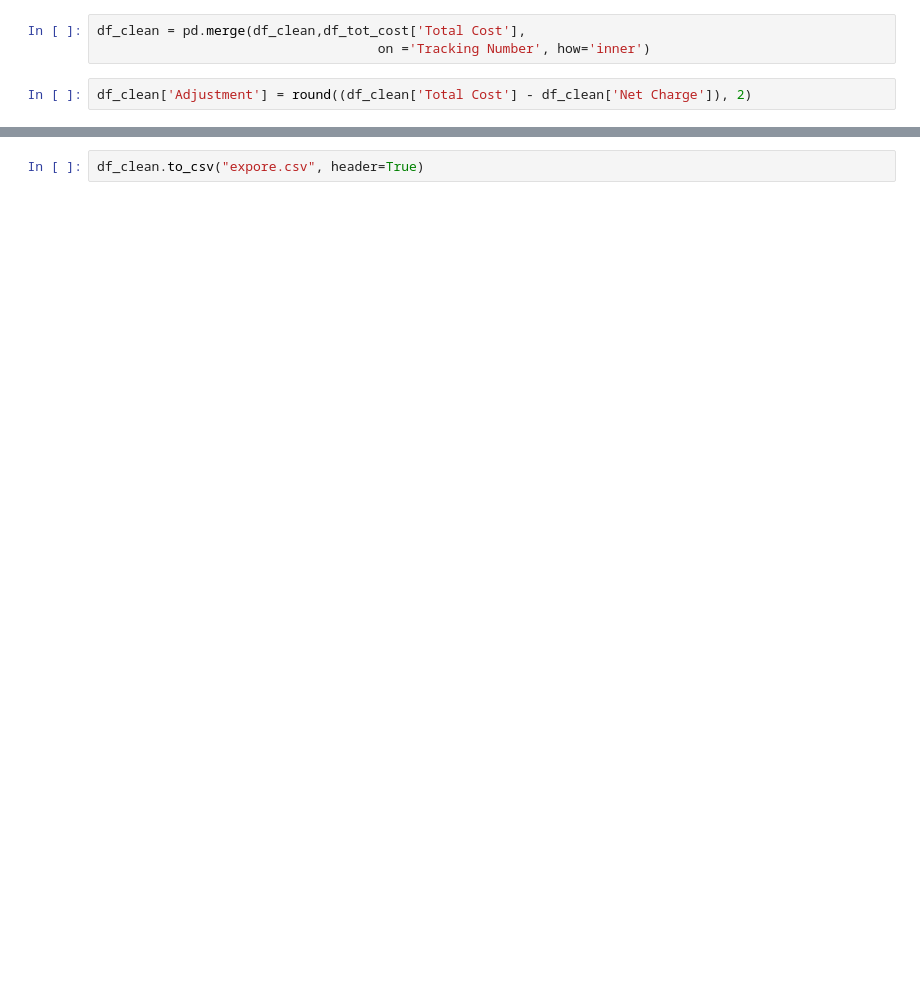
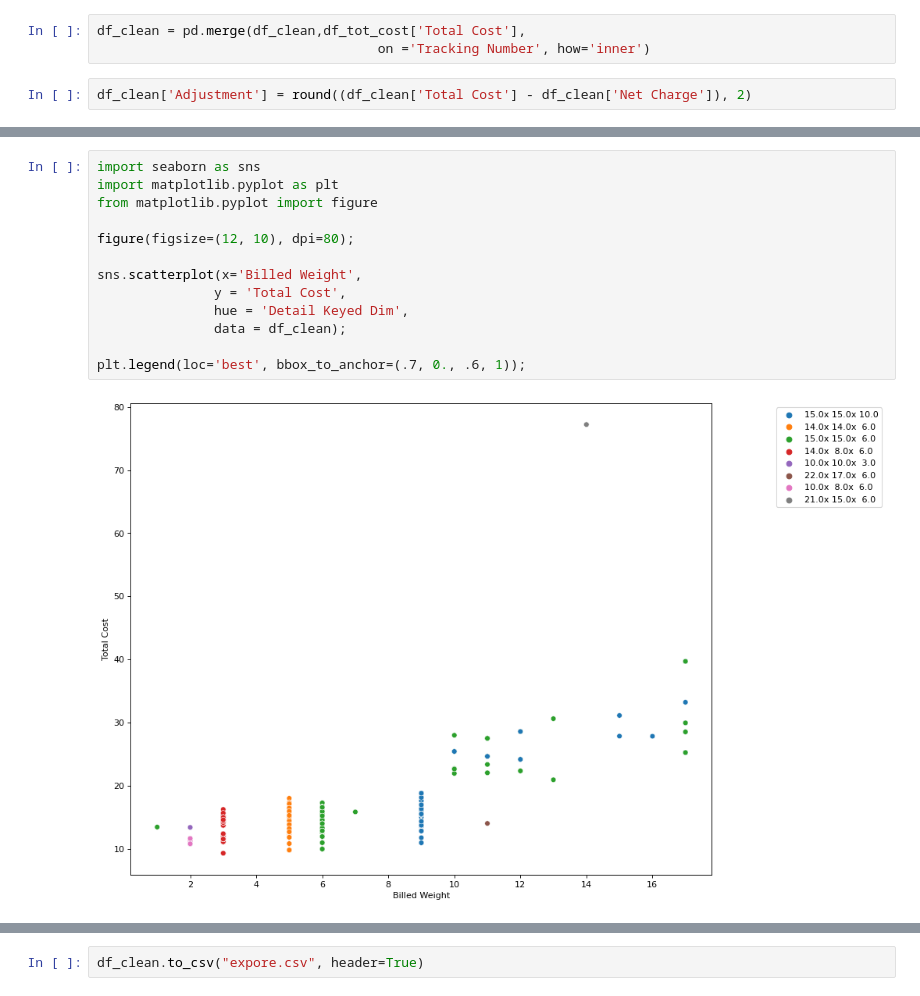
Before and after one commit to Evan-Archuleta/ups_invoice, a Jupyter notebook: ups_v3.ipynb, the cells around one changed output, grey strips where cells are left out. Drawn from its saved outputs; the diff is of its cells as text; blank space fills up the shorter version.

Commit message:
added graphs

```diff
--- a/ups_v3.ipynb
+++ b/ups_v3.ipynb
@@ -215,3 +215,18 @@ df_adj.sort_values(by=['Adjustment'], ascending=False)
 | 1321 | 1ZR4R346YW92610052 | 2021-12-02 | UPS SurePost - 1 LB or Greater | 14.72 | -2.43 | 12.29 | ... |
 | 2246 | 1ZR4R346YW95532499 | 2021-12-13 | UPS SurePost - 1 LB or Greater | 16.05 | -3.21 | 12.84 | ... |
 | 1561 | 1ZR4R346YW95334944 | 2021-12-06 | UPS SurePost - 1 LB or Greater | 18.66 | -3.21 | 15.45 | ... |
+# %%
+import seaborn as sns
+import matplotlib.pyplot as plt
+from matplotlib.pyplot import figure
+
+figure(figsize=(12, 10), dpi=80);
+
+sns.scatterplot(x='Billed Weight',
+               y = 'Total Cost',
+               hue = 'Detail Keyed Dim',
+               data = df_clean);
+
+plt.legend(loc='best', bbox_to_anchor=(.7, 0., .6, 1));
+# %% [output]
+[figure, added]
```
Also changed, not shown: parts of 4 cells of this notebook, 1 other file.
